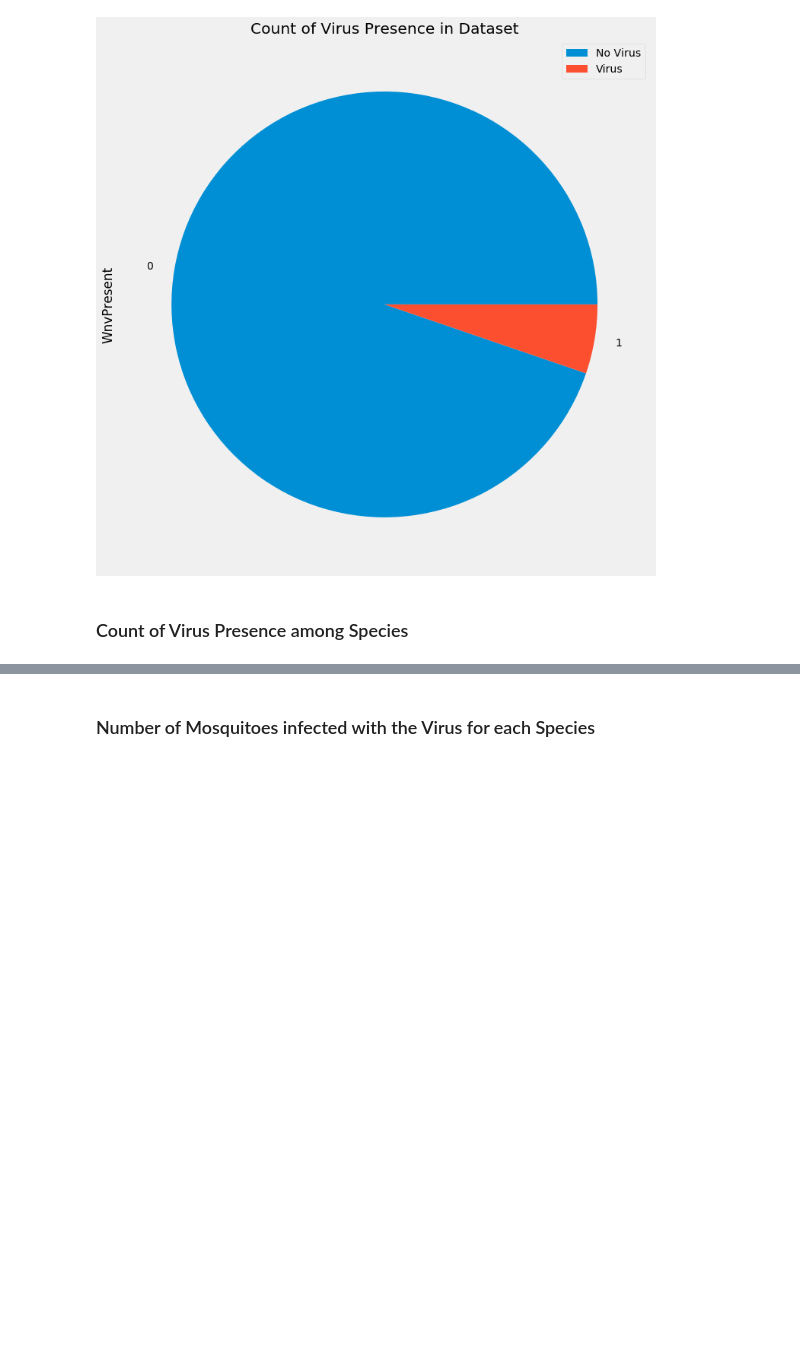
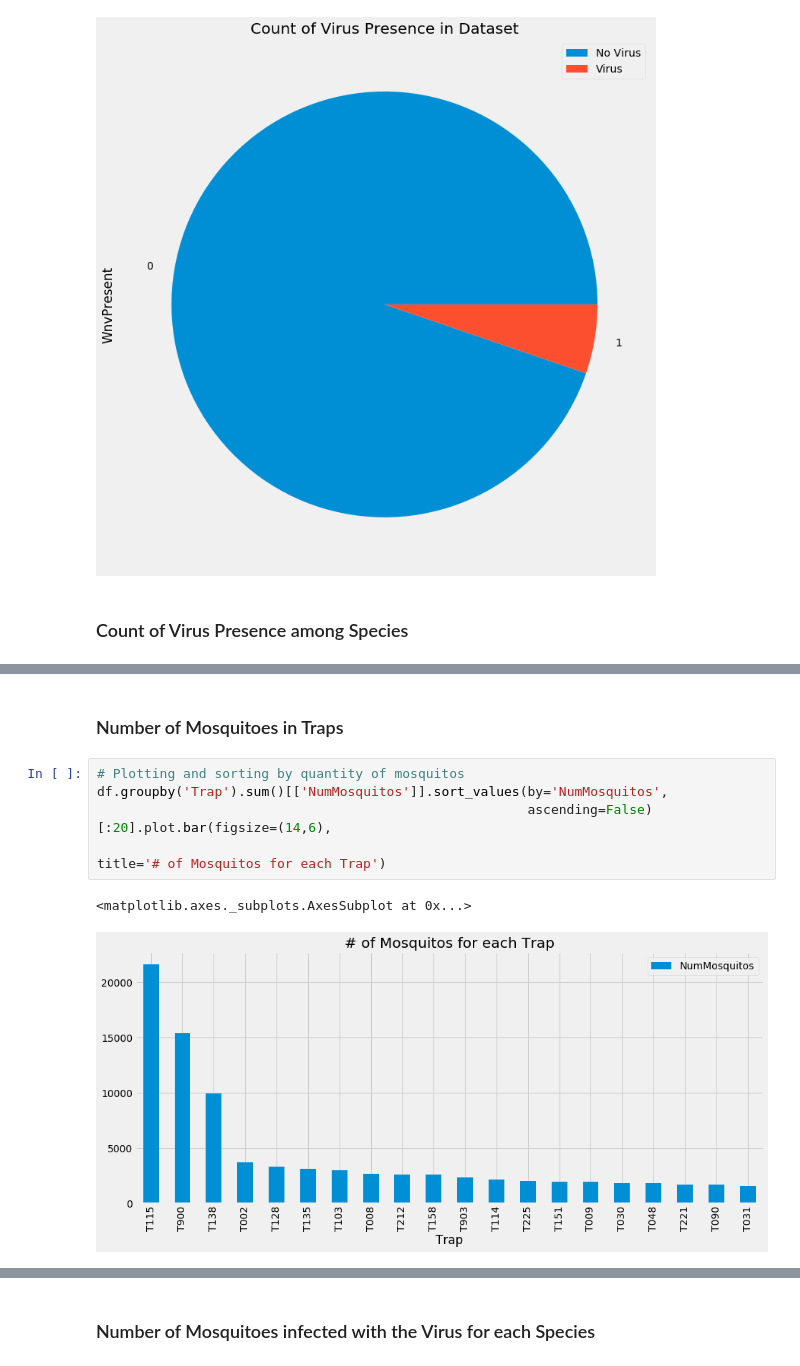
Before and after one commit to marcosan93/West-Nile-Virus-Kaggle, a Jupyter notebook: West-Nile-Data/Data-Exploration-Visualization.ipynb, the cells around one changed output, grey strips where cells are left out. Saved outputs shown, nothing was run; the diff lists cells and outputs as text; blank space fills up the shorter version.

```diff
--- a/West-Nile-Data/Data-Exploration-Visualization.ipynb
+++ b/West-Nile-Data/Data-Exploration-Visualization.ipynb
@@ -115,3 +115,13 @@ for i in species.columns:
 [figure]
 [figure]
 [figure]
+# %% [markdown]
+### Number of Mosquitoes in Traps
+# %%
+# Plotting and sorting by quantity of mosquitos
+df.groupby('Trap').sum()[['NumMosquitos']].sort_values(by='NumMosquitos',
+                                                       ascending=False)[:20].plot.bar(figsize=(14,6),
+                                                                                      title='# of Mosquitos for each Trap')
+# %% [output]
+<matplotlib.axes._subplots.AxesSubplot at 0x...>
+[figure, added]
```
Also changed, not shown: parts of 11 cells of this notebook, 2 other files.
